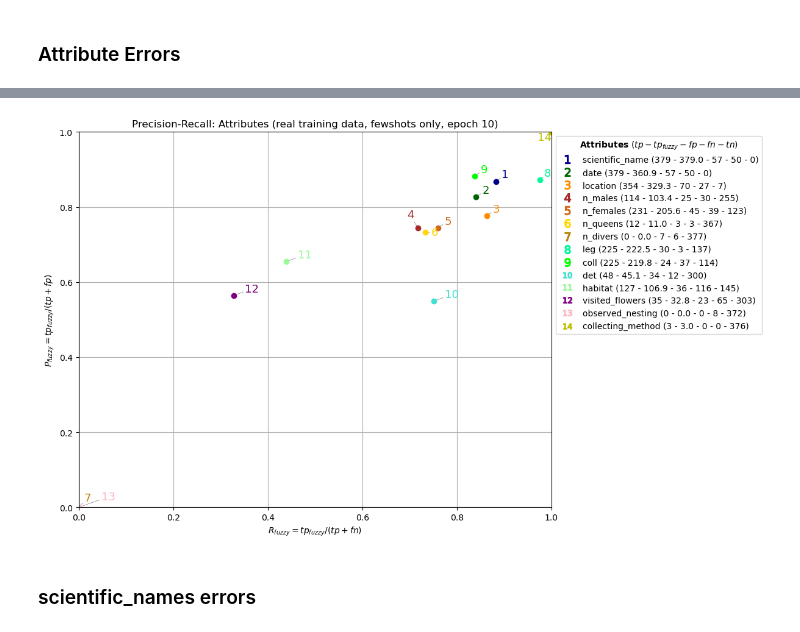
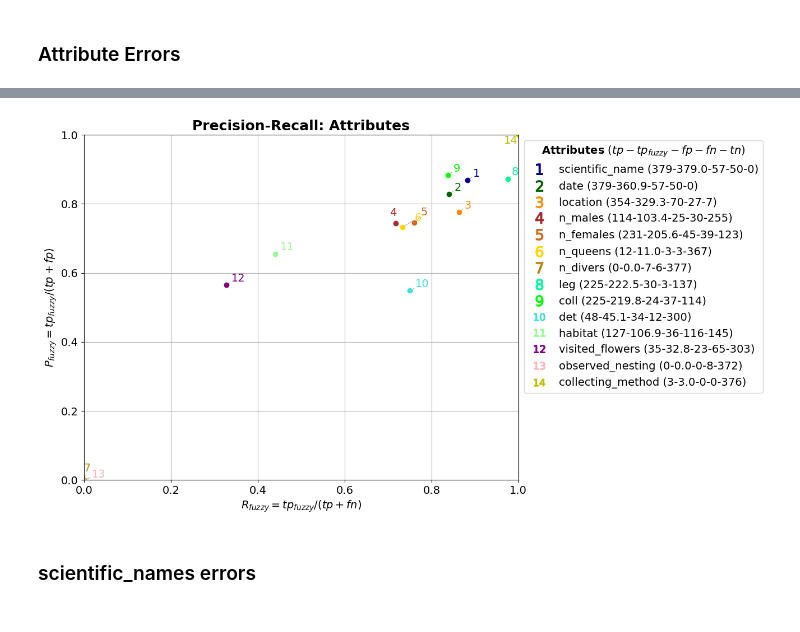
Before and after one commit to fee1ix/beesup_extraction_lab, a Jupyter notebook: setup_notebook.ipynb, the cells around one changed output, grey strips where cells are left out. Drawn from its saved outputs; the diff is of its cells as text; code cells hidden in the pictures.

```diff
--- a/setup_notebook.ipynb
+++ b/setup_notebook.ipynb
@@ -426,7 +426,7 @@ def get_report_scheme(strat):
 
 llama_tokenizer=LanguageModelPipeline(2).get_inference_tokenizer()
 
-dataset_df=BaseDataset(9).dataset_df
+dataset_df=BaseDataset(9).df
 dataset_df['n_chars']=dataset_df['report_passage'].apply(lambda x: len(x))
 dataset_df['n_tokns']=dataset_df['report_passage'].apply(lambda x: len(llama_tokenizer(x)['input_ids']))
 dataset_df['n_tokns_1e-2']=dataset_df['n_tokns'].apply(lambda x: x//100)
@@ -2215,6 +2231,9 @@ import matplotlib.pyplot as plt
 from adjustText import adjust_text
 
 plt.figure(figsize=(10, 8))
+
+TITLE_FONTSIZE=18
+AX_FONTSIZE=14
 
 handles=[]
 #handles.append(mlines.Line2D([],[], linestyle='none'))
@@ -2222,44 +2241,53 @@ handles=[]
 annotations=[]
 for i, key_row in keys_df.iterrows():
     plt.plot(key_row.R, key_row.P, 'o', color=key_colors_dict[key_row['key']], label=key_row['label'])
-    handles.append(mlines.Line2D([],[], linestyle='none', marker=f'${key_row['i']}$', markersize=10, color=key_colors_dict[key_row['key']], label=key_row['label']))
-    annotations.append(plt.text(key_row.R, key_row.P, key_row['i'], fontsize=13, color=key_colors_dict[key_row['key']]))
+    handles.append(mlines.Line2D([],[], linestyle='none', marker=f'${key_row['i']}$', markersize=14, color=key_colors_dict[key_row['key']], label=key_row['label']))
+    annotations.append(plt.text(key_row.R, key_row.P, key_row['i'], fontsize=AX_FONTSIZE, color=key_colors_dict[key_row['key']]))
 
 
 
 
-plt.legend(
+legend=plt.legend(
     handles=handles,
     loc='upper left',
     bbox_to_anchor=(1, 1.0,0.0,0.0),
+    #loc ='lower right',
     #bbox_to_anchor=(0.5, 0.5),
     #borderaxespad=0.5,
     #title=r'$\textcolor{red}{Quadratic} \, \textcolor{blue}{Function}$',
     title=r"$\bf{Attributes}$ $(tp-tp_{fuzzy}-fp-fn-tn)$",
-    #ncol=2
+    #ncol=2,
+    fontsize=AX_FONTSIZE,
     )
-plt.title('Precision-Recall: Attributes (real training data, fewshots only, epoch 10)')
+legend.get_title().set_fontsize(AX_FONTSIZE)
 
-plt.ylabel(r"$\mathit{P_{fuzzy} = tp_{fuzzy} / (tp + fp)}$")
+plt.title('Precision-Recall: Attributes', fontweight='bold', fontsize=TITLE_FONTSIZE)
+#(real training data, fewshots only, epoch 10)
 
-plt.xlabel(r"$\mathit{R_{fuzzy} = tp_{fuzzy} / (tp + fn)}$")
+plt.ylabel(r"$\mathit{P_{fuzzy} = tp_{fuzzy} / (tp + fp)}$", fontsize=AX_FONTSIZE)
+plt.xlabel(r"$\mathit{R_{fuzzy} = tp_{fuzzy} / (tp + fn)}$", fontsize=AX_FONTSIZE)
+
+plt.xticks(fontsize=AX_FONTSIZE)
+plt.yticks(fontsize=AX_FONTSIZE)
 
 plt.xlim(0,1)
 plt.ylim(0,1)
 
 adjust_text(
     annotations,
     arrowprops=dict(arrowstyle="->", color='gray', lw=0.5),  # Optional arrows
     force_explode=(2.2, 1.2),
     ensure_inside_axes=True,
 
     #min_arrow_len=100,
 )
 
 plt.grid()
+
+plt.savefig("figs/pr_attributes.png", dpi=300, bbox_inches="tight")
 plt.show()
 # %% [output]
-[figure, old version]
+[figure, new version]
 # %% [markdown]
 ### scientific_names errors
 # %%
```
Also changed, not shown: parts of 14 cells of this notebook.
